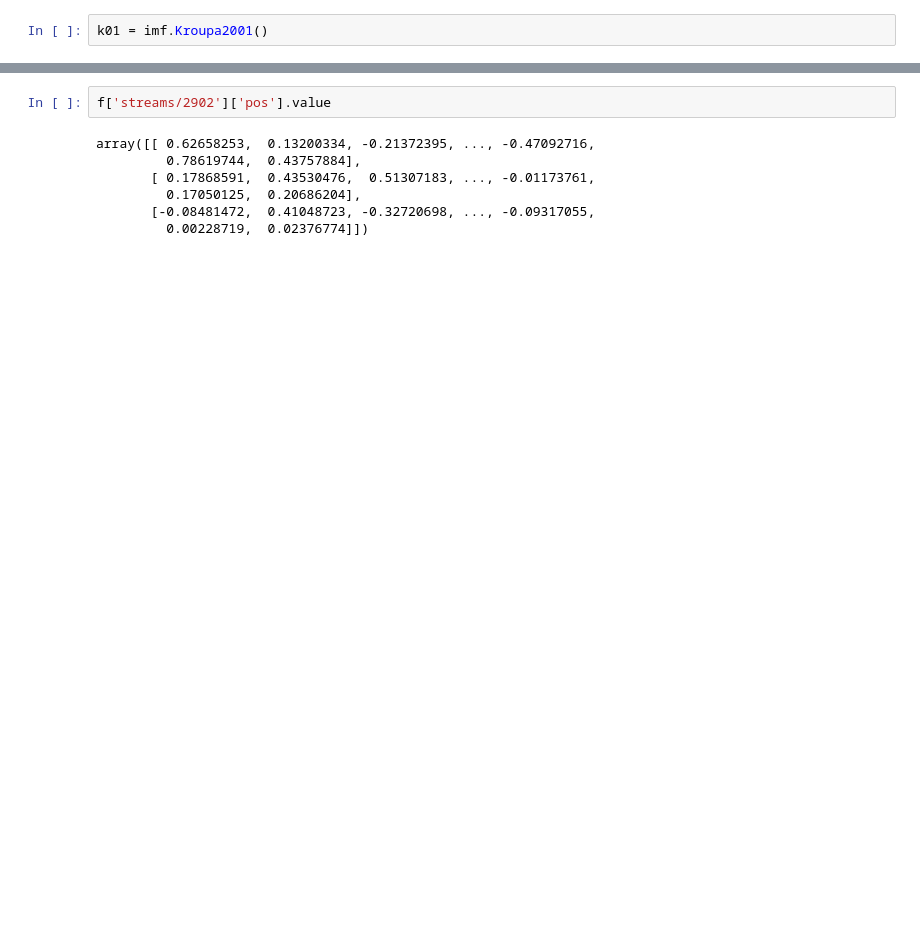
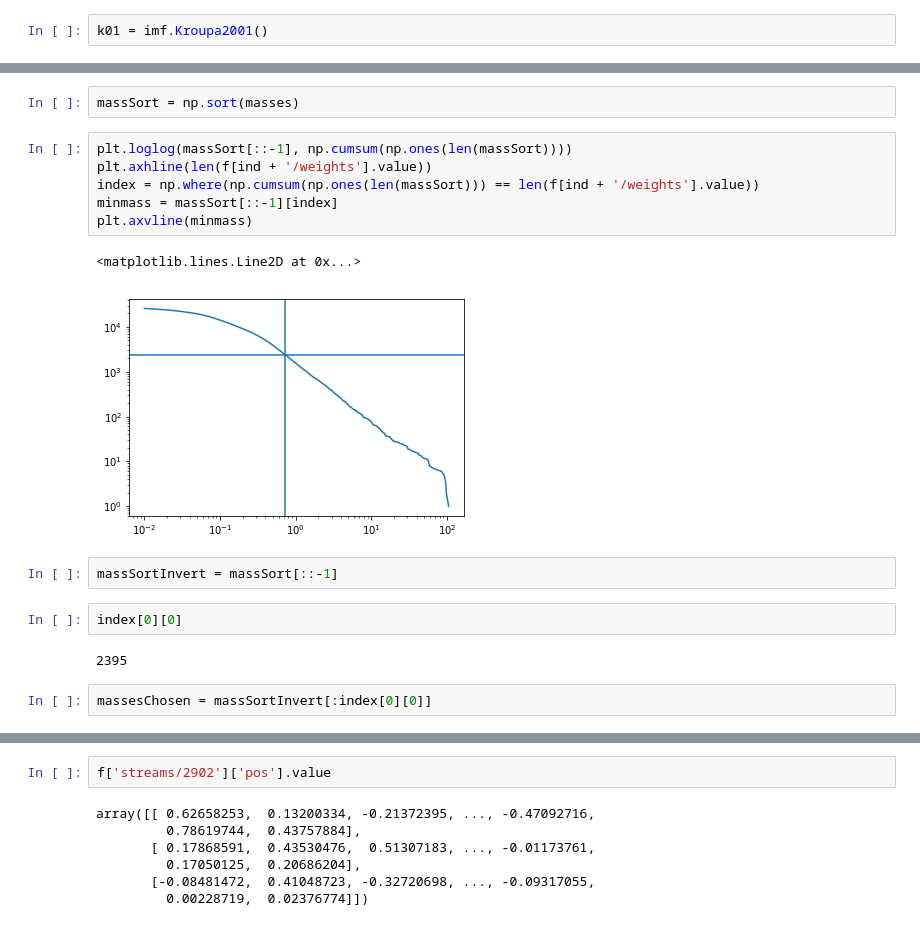
Before and after one commit to andersdot/mockstreams, a Jupyter notebook: sph_iso demo.ipynb, the cells around one changed output, grey strips where cells are left out. Saved outputs shown, nothing was run; the diff lists cells and outputs as text; blank space fills up the shorter version.

```diff
--- a/sph_iso demo.ipynb
+++ b/sph_iso demo.ipynb
@@ -119,0 +207,19 @@ array([ 477, 2179, 1617,  657,  635,  678, 2153, 1134,  612,  544,   62,
+# %%
+massSort = np.sort(masses)
+# %%
+plt.loglog(massSort[::-1], np.cumsum(np.ones(len(massSort))))
+plt.axhline(len(f[ind + '/weights'].value))
+index = np.where(np.cumsum(np.ones(len(massSort))) == len(f[ind + '/weights'].value))
+minmass = massSort[::-1][index]
+plt.axvline(minmass)
+# %% [output]
+<matplotlib.lines.Line2D at 0x...>
+[figure, added]
+# %%
+massSortInvert = massSort[::-1]
+# %%
+index[0][0]
+# %% [output]
+2395
+# %%
+massesChosen = massSortInvert[:index[0][0]]
```
Also changed, not shown: parts of 36 cells of this notebook, 1 other file.
